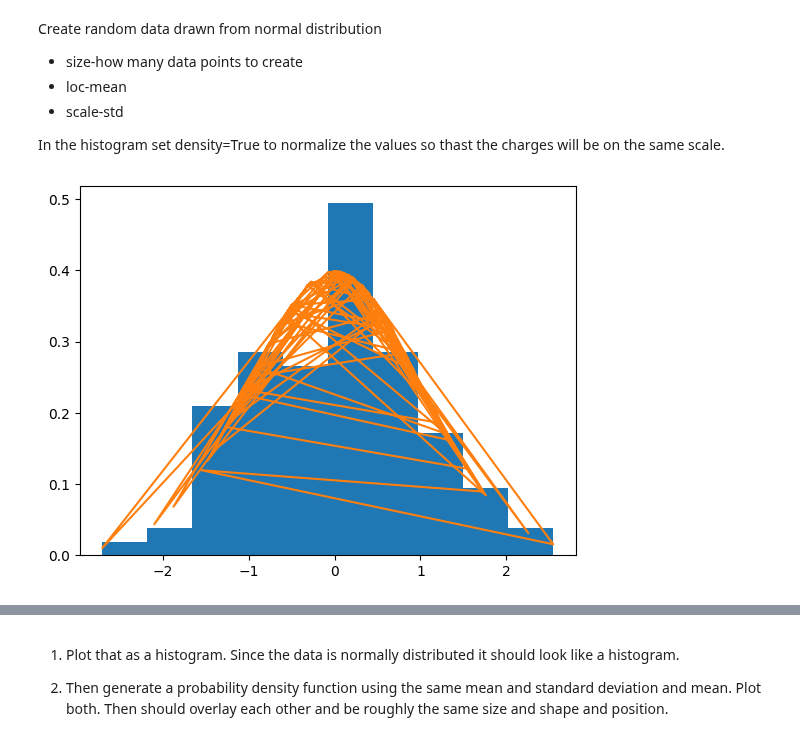
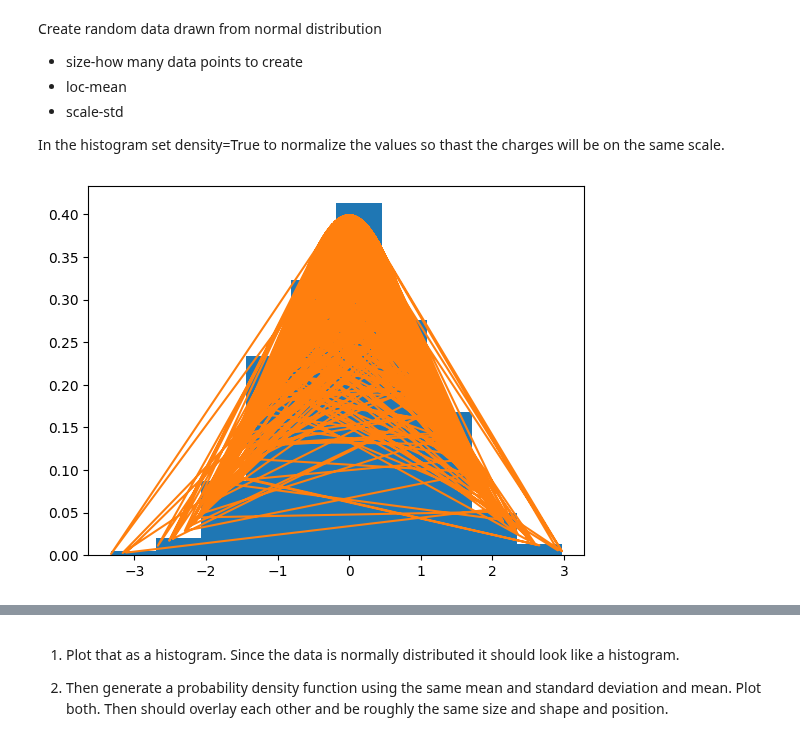
Before and after one commit to werowe/HypatiaAcademy, a Jupyter notebook: stats/2025_01_31_fit_histogram_and_normal_pdf.ipynb, the cells around one changed output, grey strips where cells are left out. Saved outputs shown, nothing was run; the diff lists cells and outputs as text; code cells hidden in the pictures.

```diff
--- a/stats/2025_01_31_fit_histogram_and_normal_pdf.ipynb
+++ b/stats/2025_01_31_fit_histogram_and_normal_pdf.ipynb
@@ -11,23 +11,23 @@ In the histogram set density=True to normalize the values so thast the charges w
 # %%
 
 from scipy import stats
 from scipy.stats import norm
 import matplotlib.pyplot as plt
 
-size = 100
+size = 1000
 loc = 0
 scale = 1
 
 
 x= stats.norm.rvs(loc=loc, scale=scale, size=size)
 
 y=norm.pdf(x, loc=loc, scale=scale)
 
 plt.hist(x, density=True)
 
 plt.plot(x, y)
 
 
 plt.show()
 # %% [output]
-[figure, old version]
+[figure, new version]
```
Also changed, not shown: parts of 1 cell of this notebook.
